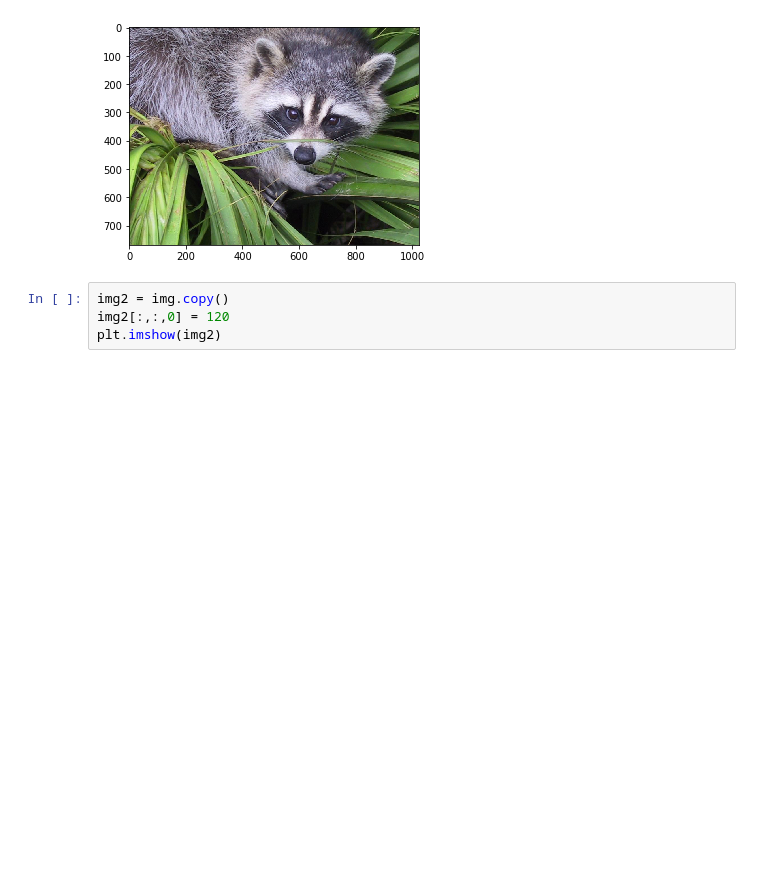
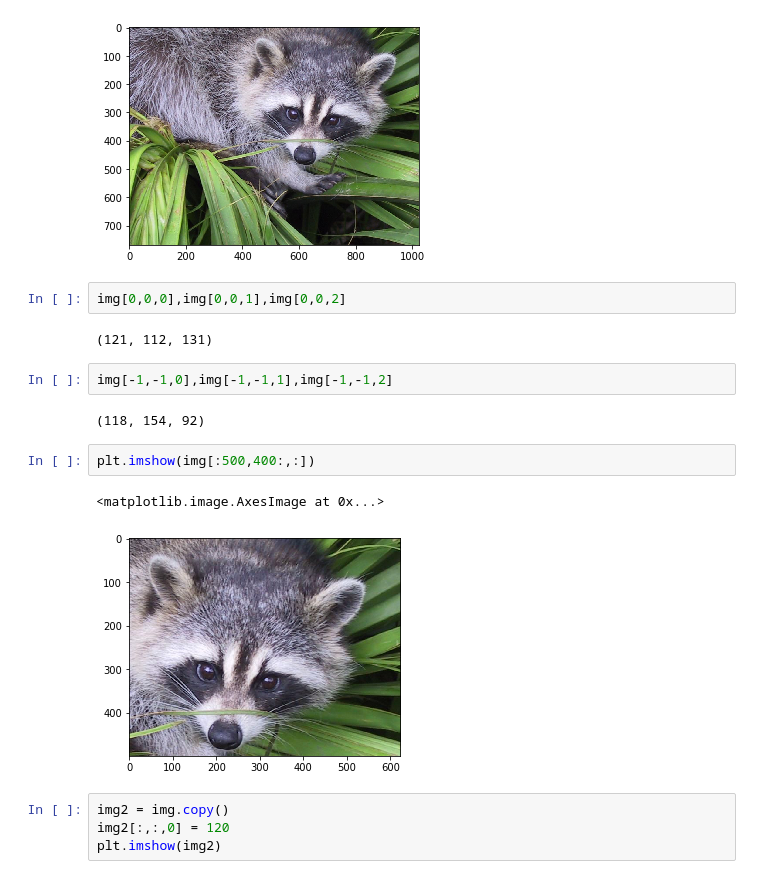
Before and after one commit to srikanthpragada/DS_11_NOV_2019, a Jupyter notebook: numpy_demo.ipynb, the cells around one changed output. Cells and saved outputs as stored; diff of their text form; blank space fills up the shorter version.

```diff
--- a/numpy_demo.ipynb
+++ b/numpy_demo.ipynb
@@ -734,6 +782,19 @@ plt.imshow(img)
 # %% [output]
 <matplotlib.image.AxesImage at 0x...>
 [figure]
+# %%
+img[0,0,0],img[0,0,1],img[0,0,2]
+# %% [output]
+(121, 112, 131)
+# %%
+img[-1,-1,0],img[-1,-1,1],img[-1,-1,2]
+# %% [output]
+(118, 154, 92)
+# %%
+plt.imshow(img[:500,400:,:])
+# %% [output]
+<matplotlib.image.AxesImage at 0x...>
+[figure, added]
 # %%
 img2 = img.copy()
 img2[:,:,0] = 120
```
Also changed, not shown: parts of 18 cells of this notebook.
